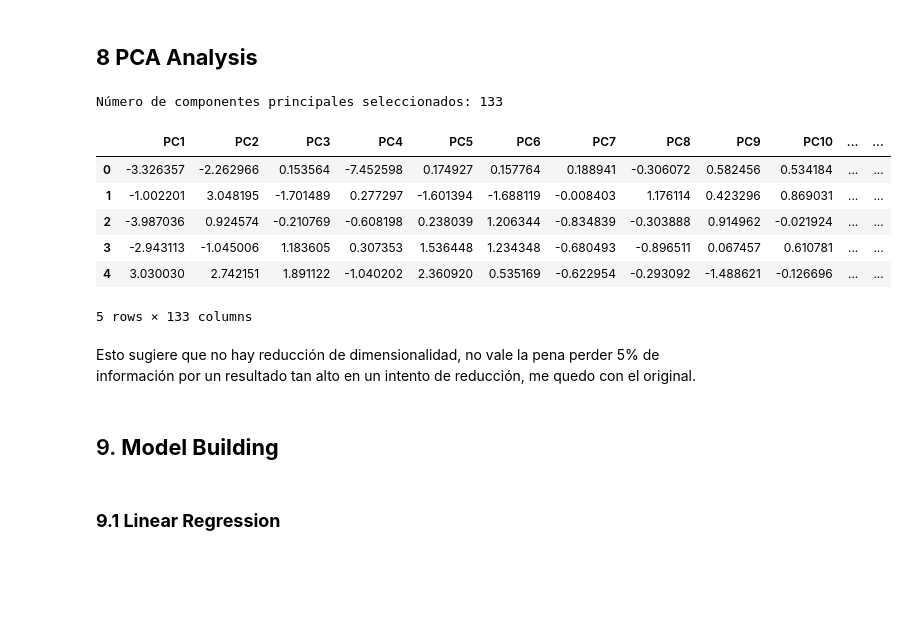
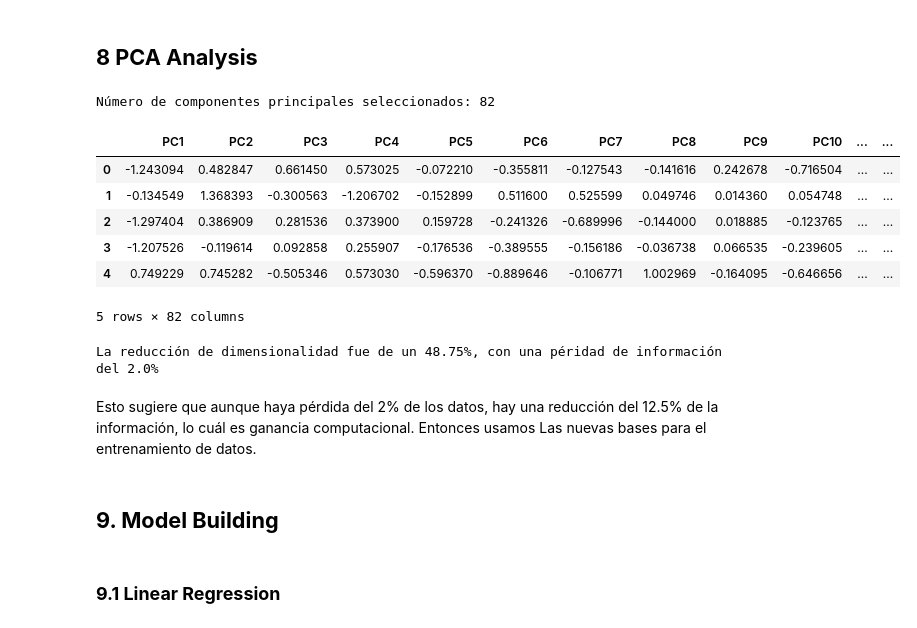
Before and after one commit to Emmaquantum/Data-Science-project-Vehicles, a Jupyter notebook: Main.ipynb, the cells around one changed output. Cells and saved outputs as stored; diff of their text form; code cells hidden in the pictures; blank space fills up the shorter version.

```diff
--- a/Main.ipynb
+++ b/Main.ipynb
@@ -801,0 +819,6 @@ dtype: int64
+# %%
+#Transform Numerical variables in logarithmic scale
+data_log = data_.copy()
+columnas_numericas = data_.select_dtypes(include=['int', 'float']).columns
+data_log[columnas_numericas] = data_[columnas_numericas].apply(lambda x: np.log(x + 1))  # Adding 1 to avoid log(0)
+data_log.head()
@@ -815,15 +863,16 @@ from sklearn.linear_model import BayesianRidge
 df_missing_data = pd.DataFrame(missing_data, columns=['Missing Values'])
 impute_cols = df_missing_data.index.tolist()
 
+
 for col in impute_cols:
-    data_.loc[data_.sample(n=data_[col].isnull().sum(), random_state=42).index, col] = np.nan
+    data_log.loc[data_log.sample(n=data_log[col].isnull().sum(), random_state=42).index, col] = np.nan
 
 
-impute_cols_num = data_[impute_cols].select_dtypes(include=np.number).columns.tolist()
-impute_cols_cat = data_[impute_cols].select_dtypes(include='object').columns.tolist()
+impute_cols_num = data_log[impute_cols].select_dtypes(include=np.number).columns.tolist()
+impute_cols_cat = data_log[impute_cols].select_dtypes(include='object').columns.tolist()
 
 # Make a copy to preserve the original DataFrame
-data_imputed = data_.copy()
+data_imputed = data_log.copy()
 
 # Impute numerical columns with IterativeImputer
 if impute_cols_num:
@@ -832,6 +881,8 @@ if impute_cols_num:
         max_iter=10,
         random_state=0
     )
+
+
     data_imputed[impute_cols_num] = imputer_num.fit_transform(data_imputed[impute_cols_num])
 
 # Impute categorical columns with SimpleImputer (mode)
@@ -891,5 +936,5 @@ data_log.describe()
 # %%
-categorical_cols = data_log.select_dtypes(include='object').columns.tolist()
+categorical_cols = data_imputed.select_dtypes(include='object').columns.tolist()
 
 # Lista de columnas que quieres excluir
 cols_to_remove = ["Model", "Max Power", "Max Torque"]
@@ -898,7 +943,7 @@ cols_to_remove = ["Model", "Max Power", "Max Torque"]
 categorical_cols = [col for col in categorical_cols if col not in cols_to_remove]
 
 # Aplica la codificación One-Hot a las columnas seleccionadas
-data_final = pd.get_dummies(data_log, columns=categorical_cols, dtype=int)
+data_final = pd.get_dummies(data_imputed, columns=categorical_cols, dtype=int)
 data_final.drop(columns=cols_to_remove, inplace=True)
 data_final.head()
 # %% [output]
@@ -924,32 +969,44 @@ No hay valores nulos en el DataFrame final.
 # %% [markdown]
 ## **8 PCA Analysis**
 # %%
+#Split the data into training and testing sets
+y = data_final['Price']
+X = data_final.drop('Price', axis=1)
+
 #PCA análisis de componentes principales
 from sklearn.decomposition import PCA
-from sklearn.preprocessing import StandardScaler
+
 # Estandarizar los datos
+n_components= 0.98
 scaler = StandardScaler()
-data_scaled = scaler.fit_transform(data_final)
+
 # Aplicar PCA
-pca = PCA(n_components=0.95)  # Retener el 95% de la varianza
-data_pca = pca.fit_transform(data_scaled)
+pca = PCA(n_components= n_components)  # Retener el 98% de la varianza
+data_pca = pca.fit_transform(X)
 print(f"Número de componentes principales seleccionados: {pca.n_components_}")
 # Crear un DataFrame con los componentes principales
 data_pca_df = pd.DataFrame(data_pca, columns=[f'PC{i+1}' for i in range(pca.n_components_)])
 data_pca_df.head()
 # %% [output]
-Número de componentes principales seleccionados: 133
+Número de componentes principales seleccionados: 82
 |  | PC1 | PC2 | PC3 | PC4 | PC5 | PC6 | PC7 | PC8 | PC9 | PC10 | ... | ... |
-| 0 | -3.326357 | -2.262966 | 0.153564 | -7.452598 | 0.174927 | 0.157764 | 0.188941 | -0.306072 | 0.582456 | 0.534184 | ... | ... |
-| 1 | -1.002201 | 3.048195 | -1.701489 | 0.277297 | -1.601394 | -1.688119 | -0.008403 | 1.176114 | 0.423296 | 0.869031 | ... | ... |
-| 2 | -3.987036 | 0.924574 | -0.210769 | -0.608198 | 0.238039 | 1.206344 | -0.834839 | -0.303888 | 0.914962 | -0.021924 | ... | ... |
-| 3 | -2.943113 | -1.045006 | 1.183605 | 0.307353 | 1.536448 | 1.234348 | -0.680493 | -0.896511 | 0.067457 | 0.610781 | ... | ... |
-| 4 | 3.030030 | 2.742151 | 1.891122 | -1.040202 | 2.360920 | 0.535169 | -0.622954 | -0.293092 | -1.488621 | -0.126696 | ... | ... |
+| 0 | -1.243094 | 0.482847 | 0.661450 | 0.573025 | -0.072210 | -0.355811 | -0.127543 | -0.141616 | 0.242678 | -0.716504 | ... | ... |
+| 1 | -0.134549 | 1.368393 | -0.300563 | -1.206702 | -0.152899 | 0.511600 | 0.525599 | 0.049746 | 0.014360 | 0.054748 | ... | ... |
+| 2 | -1.297404 | 0.386909 | 0.281536 | 0.373900 | 0.159728 | -0.241326 | -0.689996 | -0.144000 | 0.018885 | -0.123765 | ... | ... |
+| 3 | -1.207526 | -0.119614 | 0.092858 | 0.255907 | -0.176536 | -0.389555 | -0.156186 | -0.036738 | 0.066535 | -0.239605 | ... | ... |
+| 4 | 0.749229 | 0.745282 | -0.505346 | 0.573030 | -0.596370 | -0.889646 | -0.106771 | 1.002969 | -0.164095 | -0.646656 | ... | ... |
-5 rows × 133 columns
+5 rows × 82 columns
+# %%
+#Porcentaje de reducción de componentes
+loss_info = round((1-n_components)*100,1)
+r_ = (abs(data_final.shape[1]-data_pca.shape[1])/data_final.shape[1])*100
+print(f"La reducción de dimensionalidad fue de un {r_}%, con una péridad de información del {loss_info}%")
+# %% [output]
+La reducción de dimensionalidad fue de un 48.75%, con una péridad de información del 2.0%
 # %% [markdown]
-Esto sugiere que no hay reducción de dimensionalidad, no vale la pena perder 5% de información por un resultado tan alto en un intento de reducción, me quedo con el original.
+Esto sugiere que aunque haya pérdida del 2% de los datos, hay una reducción del 12.5% de la información, lo cuál es ganancia computacional. Entonces usamos Las nuevas bases para el entrenamiento de datos.
 # %% [markdown]
-## 9. **Model Building**
+## **9. Model Building**
 # %%
 from sklearn.model_selection import train_test_split
 from sklearn.metrics import mean_squared_error, r2_score
```
Also changed, not shown: parts of 38 cells of this notebook.
